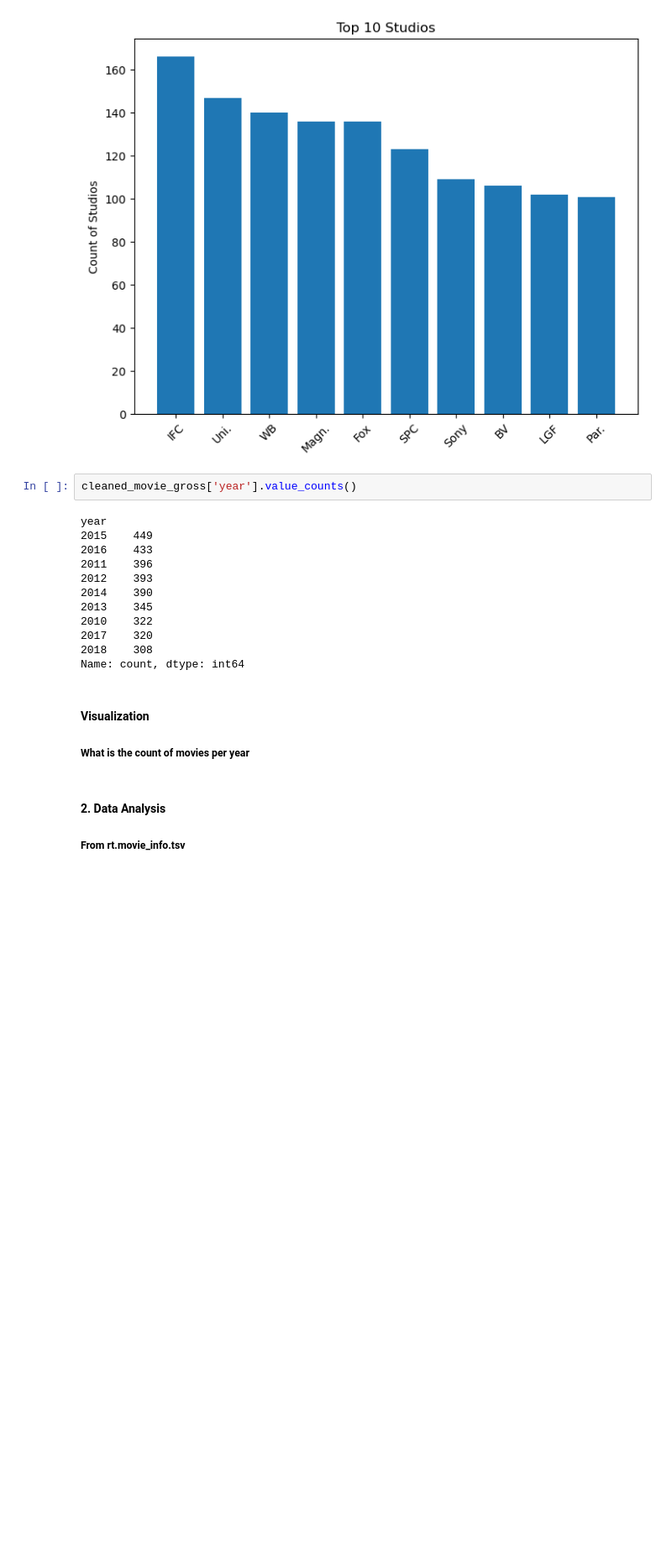
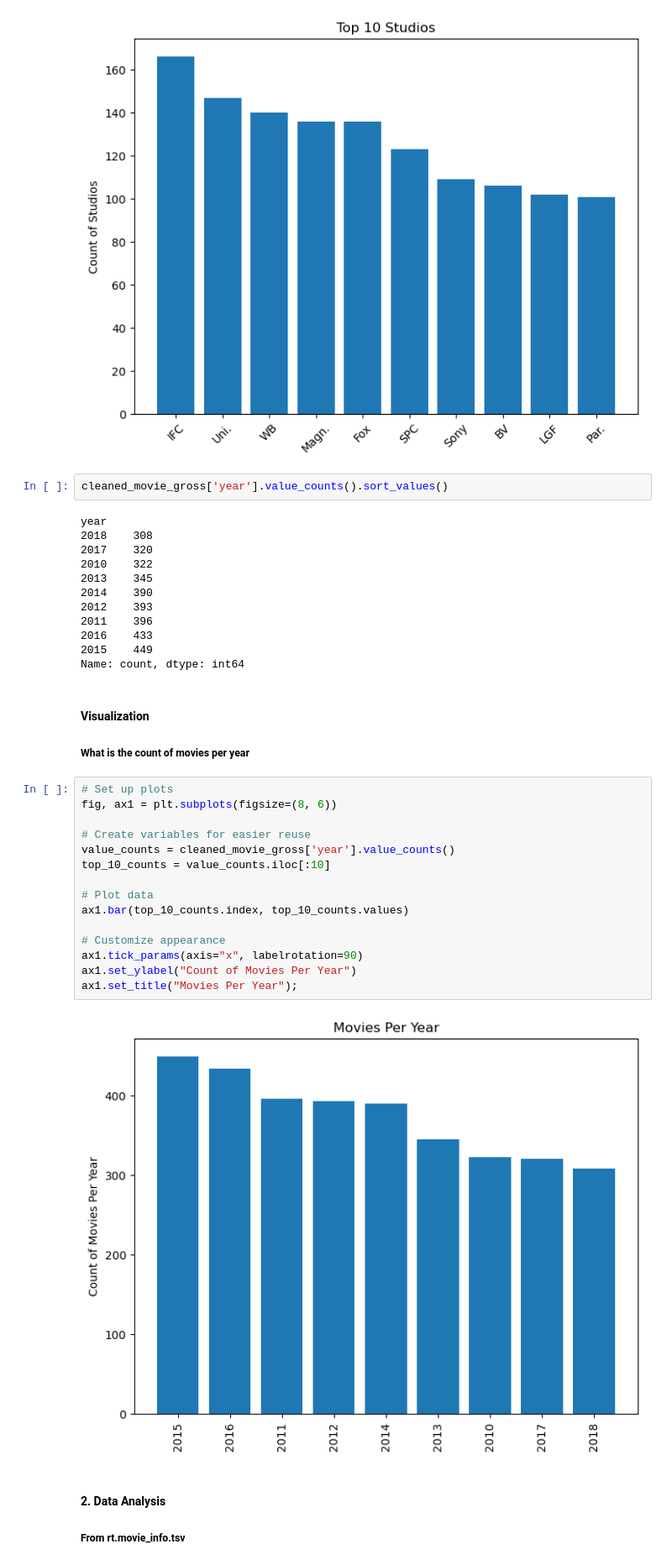
Before and after one commit to jgatharia/DS_Phase_1_Project, a Jupyter notebook: index.ipynb, the cells around one changed output. Shown: that part at 84% size. Drawn from its saved outputs; the diff is of its cells as text; blank space fills up the shorter version.

Commit message:
Second visualization

```diff
--- a/index.ipynb
+++ b/index.ipynb
@@ -218,22 +218,39 @@ ax1.set_title("Top 10 Studios");
 # %% [output]
 [figure]
 # %%
-cleaned_movie_gross['year'].value_counts()
+cleaned_movie_gross['year'].value_counts().sort_values()
 # %% [output]
 year
+2018    308
+2017    320
+2010    322
+2013    345
+2014    390
+2012    393
+2011    396
+2016    433
 2015    449
-2016    433
-2011    396
-2012    393
-2014    390
-2013    345
-2010    322
-2017    320
-2018    308
 Name: count, dtype: int64
 # %% [markdown]
 #### Visualization
 ##### What is the count of movies per year
+# %%
+# Set up plots
+fig, ax1 = plt.subplots(figsize=(8, 6))
+
+# Create variables for easier reuse
+value_counts = cleaned_movie_gross['year'].value_counts()
+top_10_counts = value_counts.iloc[:10]
+
+# Plot data
+ax1.bar(top_10_counts.index, top_10_counts.values)
+
+# Customize appearance
+ax1.tick_params(axis="x", labelrotation=90)
+ax1.set_ylabel("Count of Movies Per Year")
+ax1.set_title("Movies Per Year");
+# %% [output]
+[figure, added]
 # %% [markdown]
 #### 2. Data Analysis
 ##### From rt.movie_info.tsv
```
